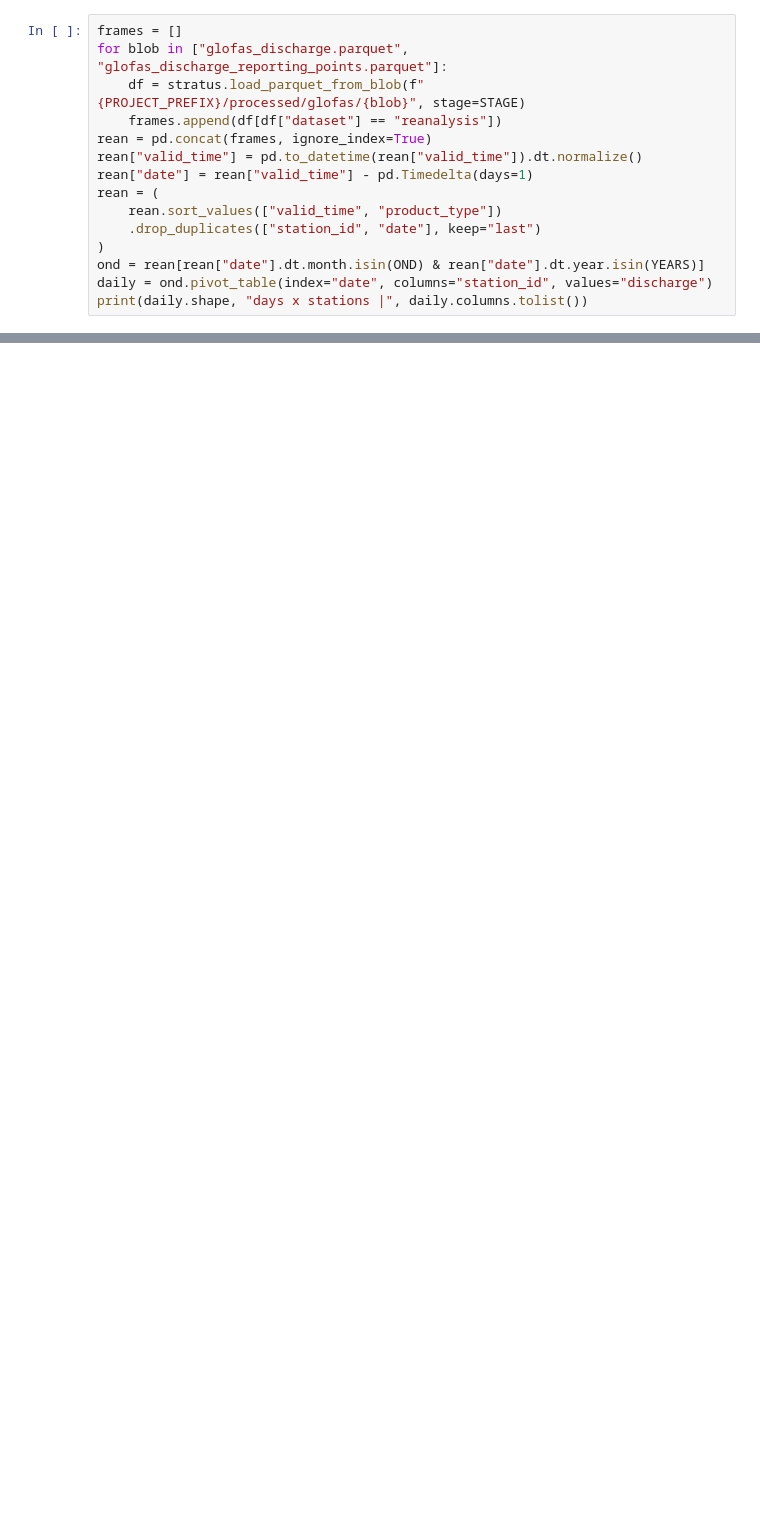
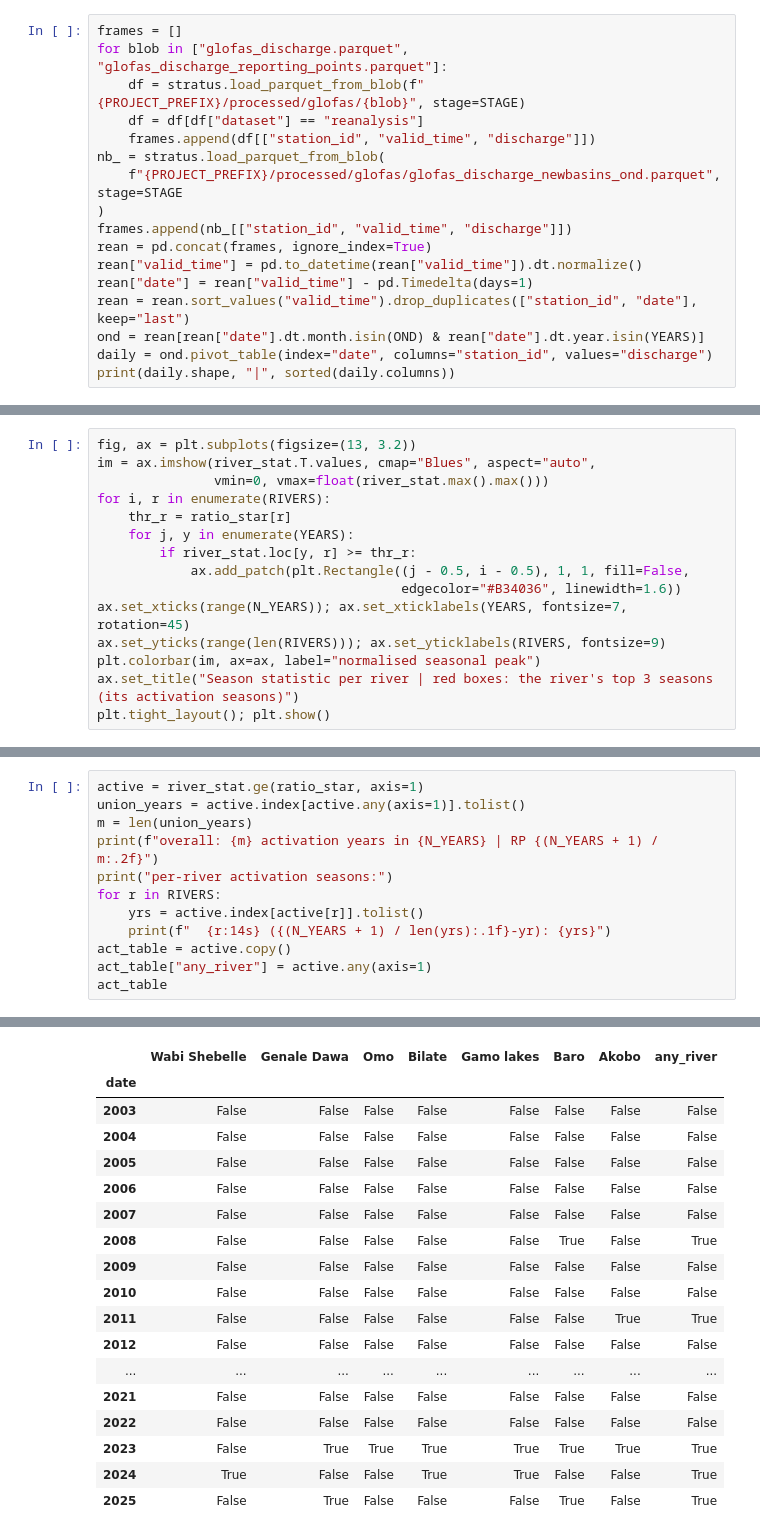
Before and after one commit to OCHA-DAP/ds-aa-eth-flooding, a Jupyter notebook: analysis/04_ond_trigger_design.ipynb, the cells around one changed output, grey strips where cells are left out. Cells and saved outputs as stored; diff of their text form; blank space fills up the shorter version.

```diff
--- a/analysis/04_ond_trigger_design.ipynb
+++ b/analysis/04_ond_trigger_design.ipynb
@@ -46,15 +64,17 @@ RIVER_OF = {
 frames = []
 for blob in ["glofas_discharge.parquet", "glofas_discharge_reporting_points.parquet"]:
     df = stratus.load_parquet_from_blob(f"{PROJECT_PREFIX}/processed/glofas/{blob}", stage=STAGE)
-    frames.append(df[df["dataset"] == "reanalysis"])
+    df = df[df["dataset"] == "reanalysis"]
+    frames.append(df[["station_id", "valid_time", "discharge"]])
+nb_ = stratus.load_parquet_from_blob(
+    f"{PROJECT_PREFIX}/processed/glofas/glofas_discharge_newbasins_ond.parquet", stage=STAGE
+)
+frames.append(nb_[["station_id", "valid_time", "discharge"]])
 rean = pd.concat(frames, ignore_index=True)
 rean["valid_time"] = pd.to_datetime(rean["valid_time"]).dt.normalize()
 rean["date"] = rean["valid_time"] - pd.Timedelta(days=1)
-rean = (
-    rean.sort_values(["valid_time", "product_type"])
-    .drop_duplicates(["station_id", "date"], keep="last")
-)
+rean = rean.sort_values("valid_time").drop_duplicates(["station_id", "date"], keep="last")
 ond = rean[rean["date"].dt.month.isin(OND) & rean["date"].dt.year.isin(YEARS)]
 daily = ond.pivot_table(index="date", columns="station_id", values="discharge")
-print(daily.shape, "days x stations |", daily.columns.tolist())
+print(daily.shape, "|", sorted(daily.columns))
 # %% [output]
@@ -204,0 +129,15 @@ plt.tight_layout(); plt.show()
+# %%
+fig, ax = plt.subplots(figsize=(13, 3.2))
+im = ax.imshow(river_stat.T.values, cmap="Blues", aspect="auto",
+               vmin=0, vmax=float(river_stat.max().max()))
+for i, r in enumerate(RIVERS):
+    thr_r = ratio_star[r]
+    for j, y in enumerate(YEARS):
+        if river_stat.loc[y, r] >= thr_r:
+            ax.add_patch(plt.Rectangle((j - 0.5, i - 0.5), 1, 1, fill=False,
+                                       edgecolor="#B34036", linewidth=1.6))
+ax.set_xticks(range(N_YEARS)); ax.set_xticklabels(YEARS, fontsize=7, rotation=45)
+ax.set_yticks(range(len(RIVERS))); ax.set_yticklabels(RIVERS, fontsize=9)
+plt.colorbar(im, ax=ax, label="normalised seasonal peak")
+ax.set_title("Season statistic per river | red boxes: the river's top 3 seasons (its activation seasons)")
+plt.tight_layout(); plt.show()
@@ -204,0 +152,13 @@ plt.tight_layout(); plt.show()
+# %%
+active = river_stat.ge(ratio_star, axis=1)
+union_years = active.index[active.any(axis=1)].tolist()
+m = len(union_years)
+print(f"overall: {m} activation years in {N_YEARS} | RP {(N_YEARS + 1) / m:.2f}")
+print("per-river activation seasons:")
+for r in RIVERS:
+    yrs = active.index[active[r]].tolist()
+    print(f"  {r:14s} ({(N_YEARS + 1) / len(yrs):.1f}-yr): {yrs}")
+act_table = active.copy()
+act_table["any_river"] = active.any(axis=1)
+act_table
+# %% [output]
@@ -204,0 +174,18 @@ plt.tight_layout(); plt.show()
+|  | Wabi Shebelle | Genale Dawa | Omo | Bilate | Gamo lakes | Baro | Akobo | any_river |
+| date |  |  |  |  |  |  |  |  |
+| 2003 | False | False | False | False | False | False | False | False |
+| 2004 | False | False | False | False | False | False | False | False |
+| 2005 | False | False | False | False | False | False | False | False |
+| 2006 | False | False | False | False | False | False | False | False |
+| 2007 | False | False | False | False | False | False | False | False |
+| 2008 | False | False | False | False | False | True | False | True |
+| 2009 | False | False | False | False | False | False | False | False |
+| 2010 | False | False | False | False | False | False | False | False |
+| 2011 | False | False | False | False | False | False | True | True |
+| 2012 | False | False | False | False | False | False | False | False |
+| ... | ... | ... | ... | ... | ... | ... | ... | ... |
+| 2021 | False | False | False | False | False | False | False | False |
+| 2022 | False | False | False | False | False | False | False | False |
+| 2023 | False | True | True | True | True | True | True | True |
+| 2024 | True | False | False | True | True | False | False | True |
+| 2025 | False | True | False | False | False | True | False | True |
```
Also changed, not shown: parts of 30 cells of this notebook.
